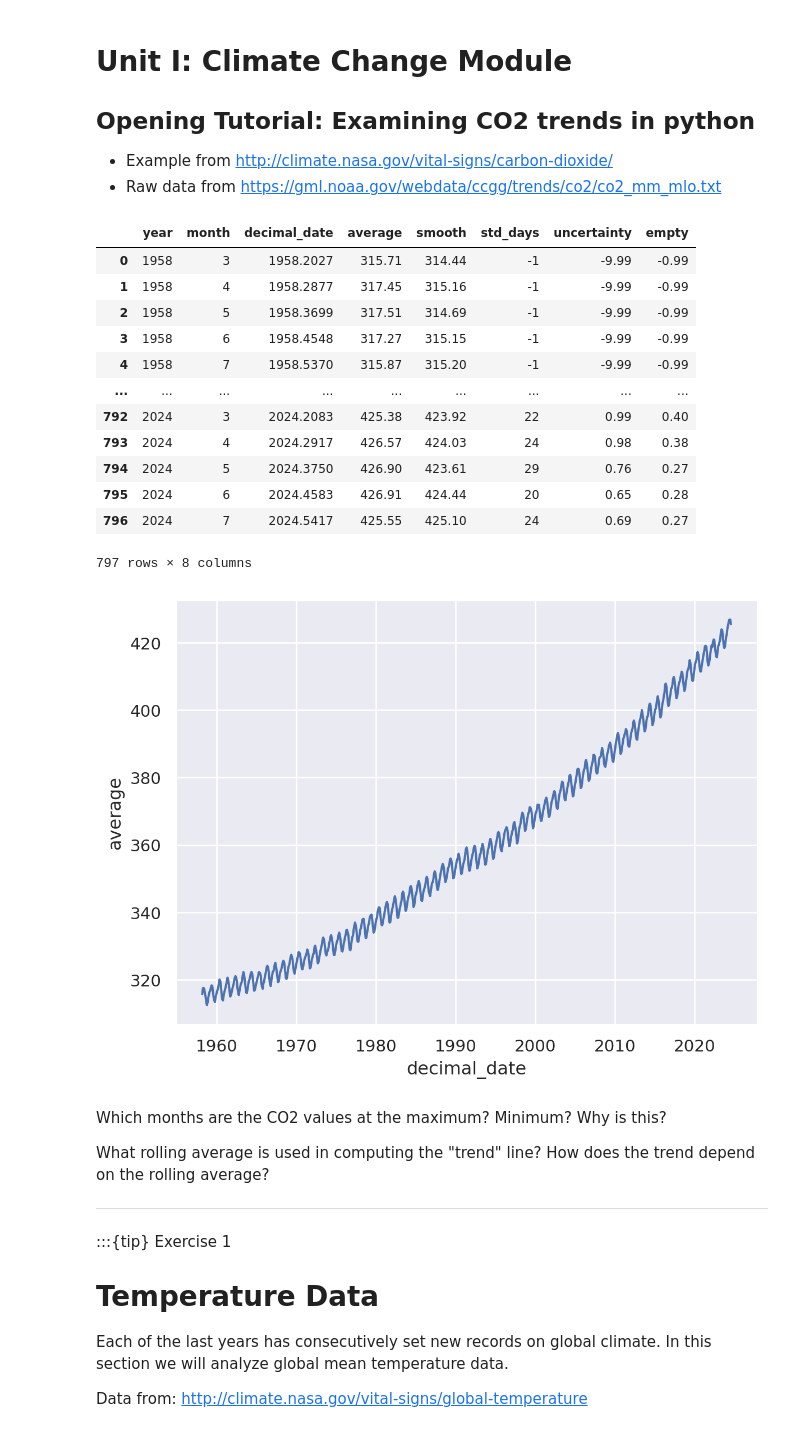
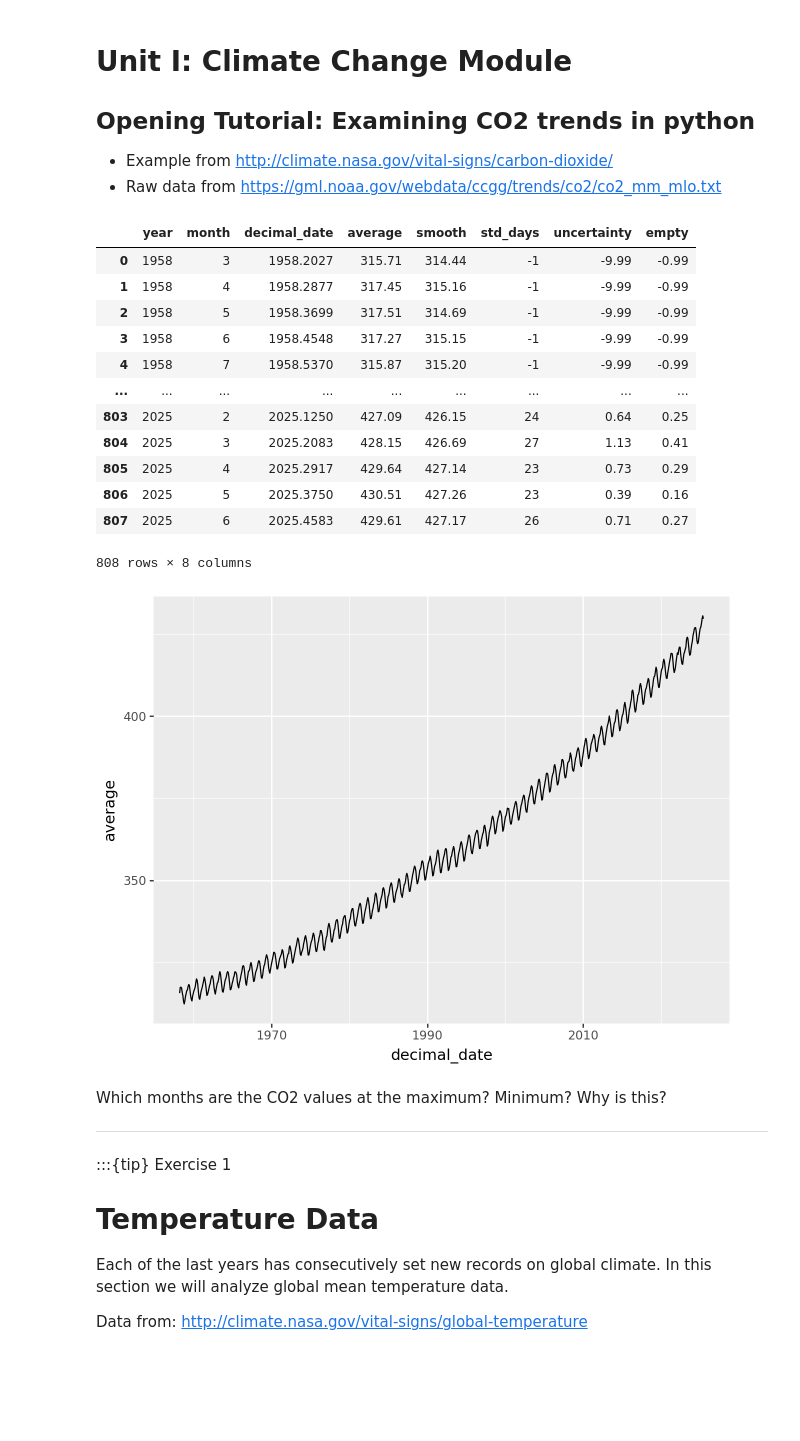
Before and after one commit to espm-157/climate-python-template, a Jupyter notebook: climate.ipynb, the cells around one changed output. Saved outputs shown, nothing was run; the diff lists cells and outputs as text; code cells hidden in the pictures; blank space fills up the shorter version.

```diff
--- a/climate.ipynb
+++ b/climate.ipynb
@@ -11,6 +11,11 @@ import seaborn.objects as so
 # %%
 columns = ['year', 'month', 'decimal_date', 'average', 'smooth', 'std_days', 'uncertainty', 'empty']
-df = pd.read_csv("https://gml.noaa.gov/webdata/ccgg/trends/co2/co2_mm_mlo.txt", sep="\s+", comment="#", names= columns)
+df = pd.read_csv("https://gml.noaa.gov/webdata/ccgg/trends/co2/co2_mm_mlo.txt",
+                  sep = '\\s+',
+                  comment = '#',
+                  header = None,
+                  names = columns
+                  )
 df
 # %% [output]
 |  | year | month | decimal_date | average | smooth | std_days | uncertainty | empty |
@@ -20,23 +25,19 @@ df
 | 3 | 1958 | 6 | 1958.4548 | 317.27 | 315.15 | -1 | -9.99 | -0.99 |
 | 4 | 1958 | 7 | 1958.5370 | 315.87 | 315.20 | -1 | -9.99 | -0.99 |
 | ... | ... | ... | ... | ... | ... | ... | ... | ... |
-| 792 | 2024 | 3 | 2024.2083 | 425.38 | 423.92 | 22 | 0.99 | 0.40 |
-| 793 | 2024 | 4 | 2024.2917 | 426.57 | 424.03 | 24 | 0.98 | 0.38 |
-| 794 | 2024 | 5 | 2024.3750 | 426.90 | 423.61 | 29 | 0.76 | 0.27 |
-| 795 | 2024 | 6 | 2024.4583 | 426.91 | 424.44 | 20 | 0.65 | 0.28 |
-| 796 | 2024 | 7 | 2024.5417 | 425.55 | 425.10 | 24 | 0.69 | 0.27 |
+| 803 | 2025 | 2 | 2025.1250 | 427.09 | 426.15 | 24 | 0.64 | 0.25 |
+| 804 | 2025 | 3 | 2025.2083 | 428.15 | 426.69 | 27 | 1.13 | 0.41 |
+| 805 | 2025 | 4 | 2025.2917 | 429.64 | 427.14 | 23 | 0.73 | 0.29 |
+| 806 | 2025 | 5 | 2025.3750 | 430.51 | 427.26 | 23 | 0.39 | 0.16 |
+| 807 | 2025 | 6 | 2025.4583 | 429.61 | 427.17 | 26 | 0.71 | 0.27 |
-797 rows × 8 columns
+808 rows × 8 columns
 # %%
-(
-    so.Plot(df, x="decimal_date", y="average")
-    .add(so.Line())
-)
+ggplot(df, aes(x="decimal_date", y="average")) + geom_line()
 # %% [output]
-[figure, old version]
+[figure, new version]
 # %% [markdown]
 Which months are the CO2 values at the maximum? Minimum?  Why is this?
 
-What rolling average is used in computing the "trend" line?  How does the trend depend on the rolling average?
 
 ------------------------
 # %% [markdown]
```
Also changed, not shown: parts of 4 cells of this notebook, 1 other file.
